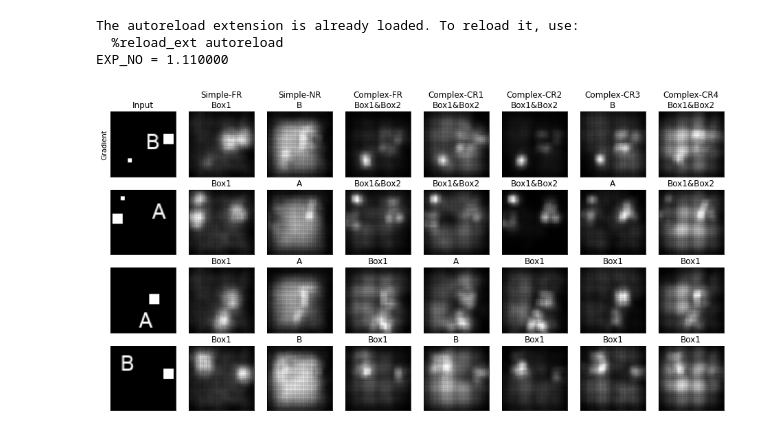
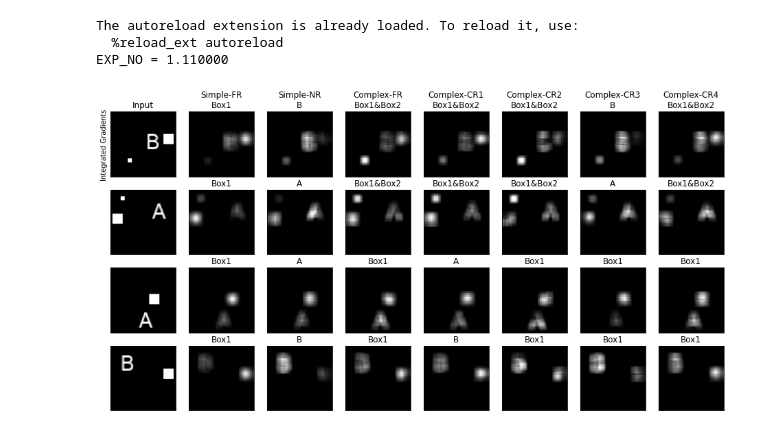
Before and after one commit to wnstlr/SMERF, a Jupyter notebook: notebooks/id_test.ipynb, the cells around one changed output. Cells and saved outputs as stored; diff of their text form; code cells hidden in the pictures.

```diff
--- a/notebooks/id_test.ipynb
+++ b/notebooks/id_test.ipynb
@@ -9,7 +11,7 @@ import sys
 sys.path.append('../')
 import smerf
 from smerf.models import *
-from smerf.textcolor_data import *
+from smerf.textbox_data import *
 from smerf.eval import *
 import smerf.explanations as saliency
 
@@ -23,20 +25,13 @@ if not os.path.exists(PLOT_DIR):
 
 exp_no = 1.11
 print('EXP_NO = %f'%exp_no)
-data_name = os.path.join('../data/', 'textcolor_corr%0.2f.npz'%exp_no)
+data_name = os.path.join('../data/', 'textbox_%0.2f.npz'%exp_no)
+
 tmp = np.load(open(data_name, 'rb'), allow_pickle=True)
-train_data = TextColorDataset(tmp['x_train'], tmp['y_train'])
-test_data = TextColorDataset(tmp['x_test'], tmp['y_test'])
 x_train = tmp['x_train']
 x_test = tmp['x_test']
 y_train = tmp['y_train']
 y_test = tmp['y_test']
-train_coords = tmp['train_coord']
-test_coords = tmp['test_coord']
-train_avoid = tmp['train_avoid']
-test_avoid = tmp['test_avoid']
-train_avoid2 = tmp['train_avoid2']
-test_avoid2 = tmp['test_avoid2']
 
 methods_name =  os.path.join(CACHE_DIR, 'methods_%0.2f.pkl'%exp_no)
 methods = pickle.load(open(methods_name, 'rb'))
@@ -130,7 +125,7 @@ x = x_test[ids]
 y = y_test[ids]
 dd = id_test(x, y, x_train, load=True)
 # %%
-# Change the third argument of the function below to plot for different methods
-plot_id_test(dd, methods, 1, preprocess=True)
+# Change the third argument of the function below to plot different methods
+plot_id_test(dd, methods, 7, preprocess=True)
 # %% [output]
-[figure, old version]
+[figure, new version]
```
Also changed, not shown: parts of 1 cell of this notebook, 19 other files.
